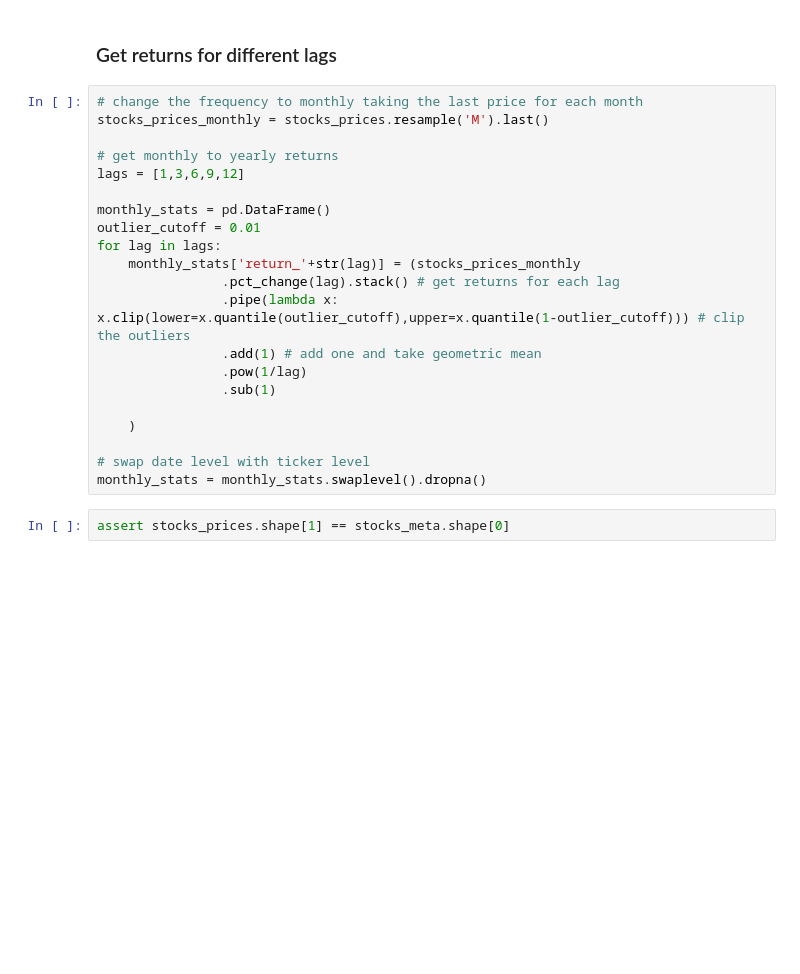
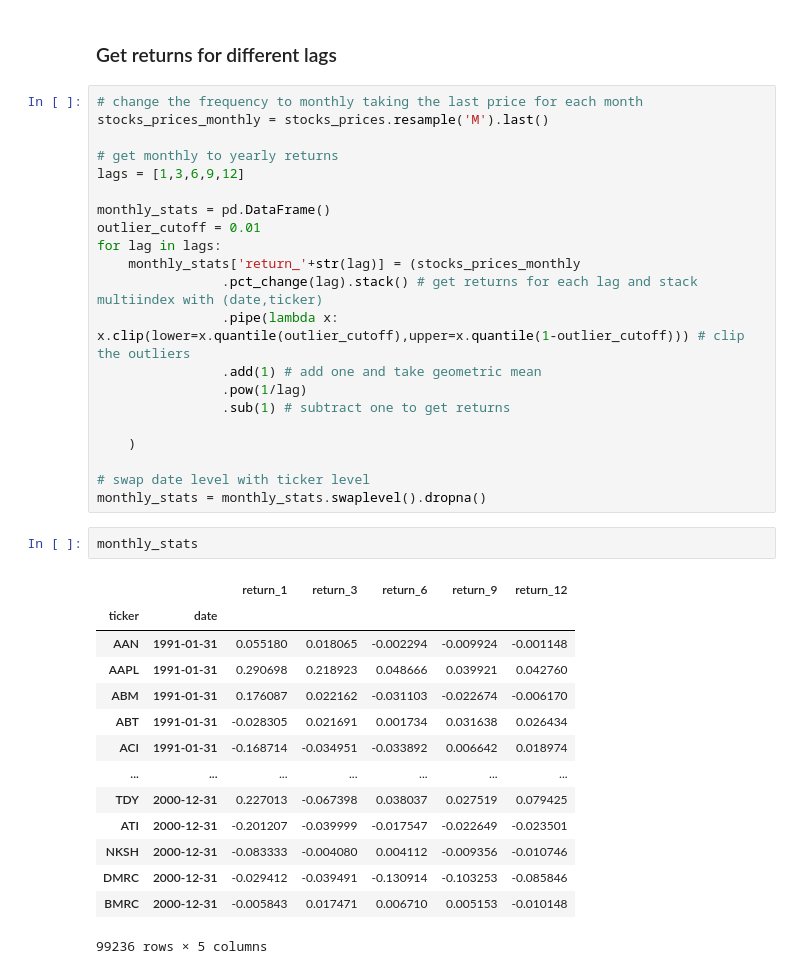
Before and after one commit to ansingh16/ML_trading, a Jupyter notebook: Feature_Engineering.ipynb, the cells around one changed output. Cells and saved outputs as stored; diff of their text form; blank space fills up the shorter version.

```diff
--- a/Feature_Engineering.ipynb
+++ b/Feature_Engineering.ipynb
@@ -49,15 +51,30 @@ monthly_stats = pd.DataFrame()
 outlier_cutoff = 0.01
 for lag in lags:
     monthly_stats['return_'+str(lag)] = (stocks_prices_monthly
-                .pct_change(lag).stack() # get returns for each lag
+                .pct_change(lag).stack() # get returns for each lag and stack multiindex with (date,ticker)
                 .pipe(lambda x: x.clip(lower=x.quantile(outlier_cutoff),upper=x.quantile(1-outlier_cutoff))) # clip the outliers
                 .add(1) # add one and take geometric mean
                 .pow(1/lag)
-                .sub(1)
+                .sub(1) # subtract one to get returns
 
     )
 
 # swap date level with ticker level
 monthly_stats = monthly_stats.swaplevel().dropna()
-# %%
-assert stocks_prices.shape[1] == stocks_meta.shape[0]
+# %%
+monthly_stats
+# %% [output]
+|  |  | return_1 | return_3 | return_6 | return_9 | return_12 |
+| ticker | date |  |  |  |  |  |
+| AAN | 1991-01-31 | 0.055180 | 0.018065 | -0.002294 | -0.009924 | -0.001148 |
+| AAPL | 1991-01-31 | 0.290698 | 0.218923 | 0.048666 | 0.039921 | 0.042760 |
+| ABM | 1991-01-31 | 0.176087 | 0.022162 | -0.031103 | -0.022674 | -0.006170 |
+| ABT | 1991-01-31 | -0.028305 | 0.021691 | 0.001734 | 0.031638 | 0.026434 |
+| ACI | 1991-01-31 | -0.168714 | -0.034951 | -0.033892 | 0.006642 | 0.018974 |
+| ... | ... | ... | ... | ... | ... | ... |
+| TDY | 2000-12-31 | 0.227013 | -0.067398 | 0.038037 | 0.027519 | 0.079425 |
+| ATI | 2000-12-31 | -0.201207 | -0.039999 | -0.017547 | -0.022649 | -0.023501 |
+| NKSH | 2000-12-31 | -0.083333 | -0.004080 | 0.004112 | -0.009356 | -0.010746 |
+| DMRC | 2000-12-31 | -0.029412 | -0.039491 | -0.130914 | -0.103253 | -0.085846 |
+| BMRC | 2000-12-31 | -0.005843 | 0.017471 | 0.006710 | 0.005153 | -0.010148 |
+99236 rows × 5 columns
```
Also changed, not shown: parts of 8 cells of this notebook.
